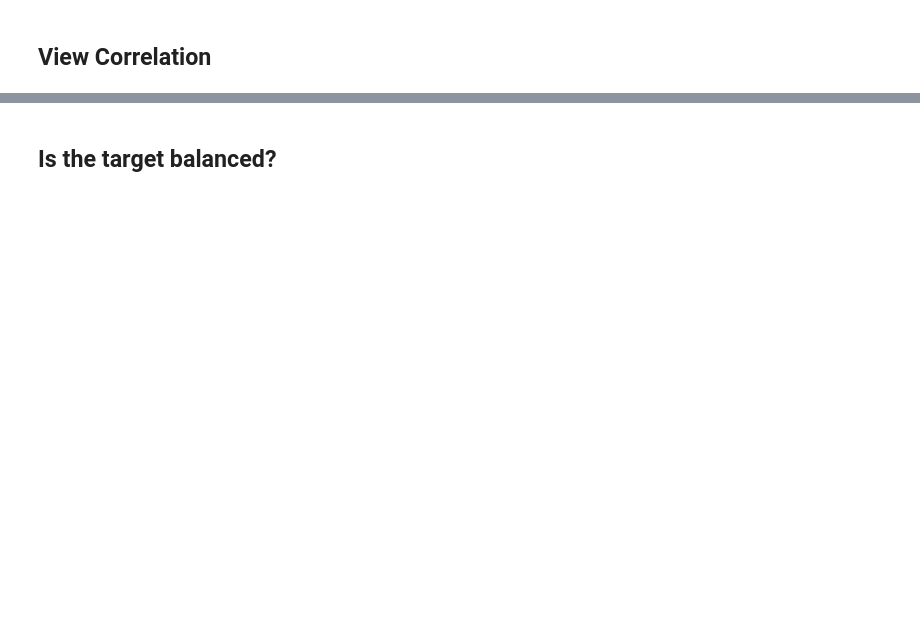
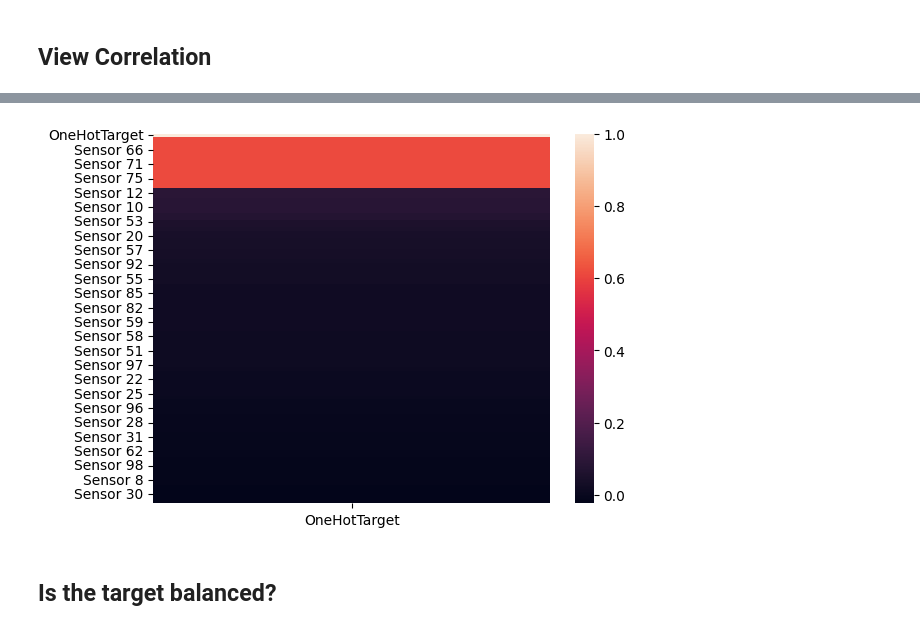
Before and after one commit to hypergalois/MachineFailurePrediction, a Jupyter notebook: 2.EDA.ipynb, the cells around one changed output, grey strips where cells are left out. Cells and saved outputs as stored; diff of their text form; code cells hidden in the pictures; blank space fills up the shorter version.

```diff
--- a/2.EDA.ipynb
+++ b/2.EDA.ipynb
@@ -80,2 +148,7 @@ memory usage: 3.6+ MB
+# %%
+sns.heatmap(temp.select_dtypes(exclude="object").corr()["OneHotTarget"].sort_values(ascending=False).to_frame())
+plt.show()
+# %% [output]
+[figure, added]
 # %% [markdown]
 ## Is the target balanced?
```
Also changed, not shown: parts of 8 cells of this notebook.
